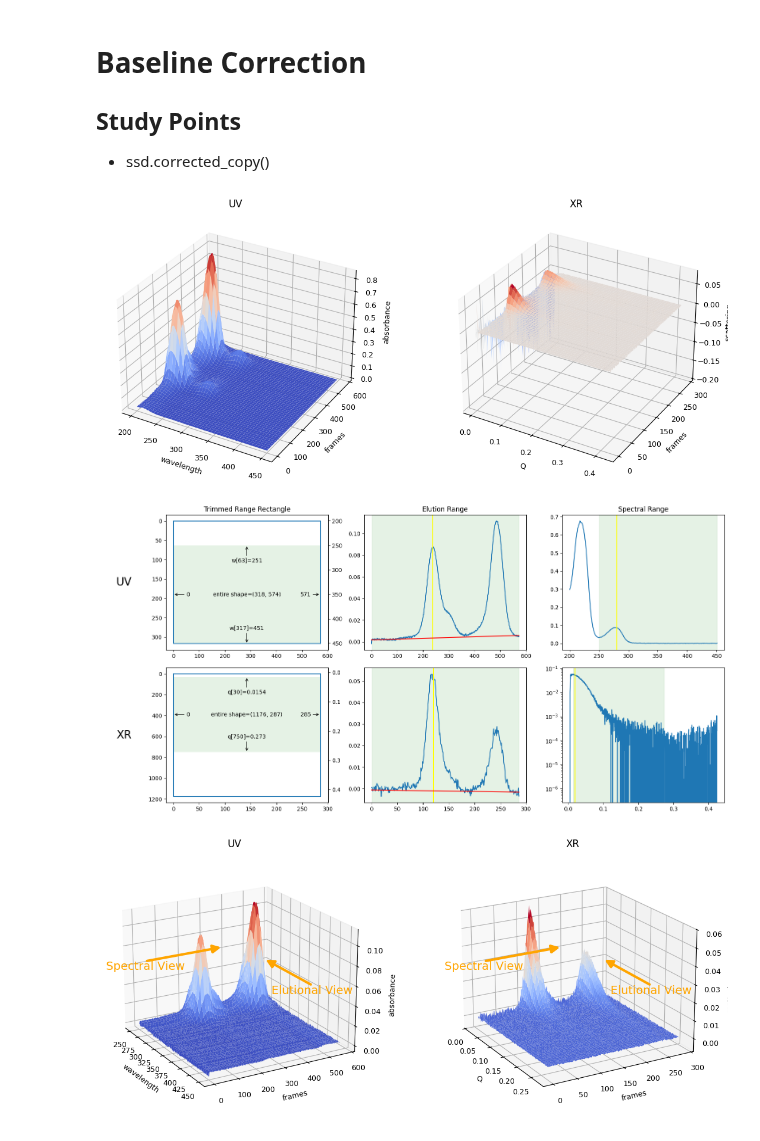
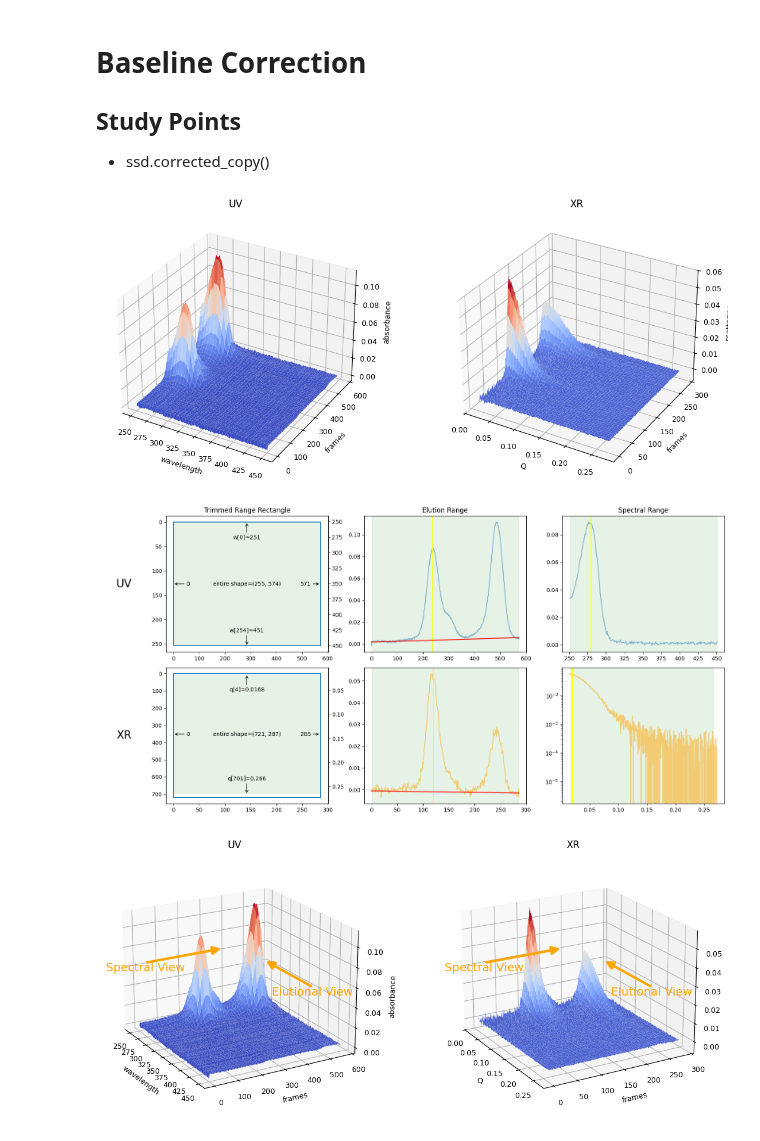
Before and after one commit to nshimizu0721/molass-tutorial, a Jupyter notebook: chapters/04/data_correction.ipynb, the cells around one changed output. Cells and saved outputs as stored; diff of their text form; code cells hidden in the pictures.

Commit message:
Update according to molass 0.1.0

```diff
--- a/chapters/04/data_correction.ipynb
+++ b/chapters/04/data_correction.ipynb
@@ -3,21 +3,23 @@
 ## Study Points
 * ssd.corrected_copy()
 # %%
-from molass_data import TUTORIAL_DATA
+from molass import get_version
+assert get_version() >= '0.1.0', "This tutorial requires molass version 0.1.0 or higher."
+from molass_data import SAMPLE1
 from molass.DataObjects import SecSaxsData as SSD
-ssd = SSD(TUTORIAL_DATA)
+ssd = SSD(SAMPLE1)
 ssd.plot_3d();
 # %% [output]
-[figure, old version]
+[figure, new version]
 # %%
 ssd.plot_trimming_info();
 # %% [output]
-[figure, old version]
+[figure, new version]
 # %%
 trimmed_ssd = ssd.trimmed_copy()
 # %%
 plot = trimmed_ssd.plot_3d(view_init=dict(elev=20, azim=-30), view_arrows=True)
 # %% [output]
-[figure, old version]
+[figure, new version]
 # %%
 # plot.fig.savefig('corrected_ssd_3d.png')
```
Also changed, not shown: 1 other file.
